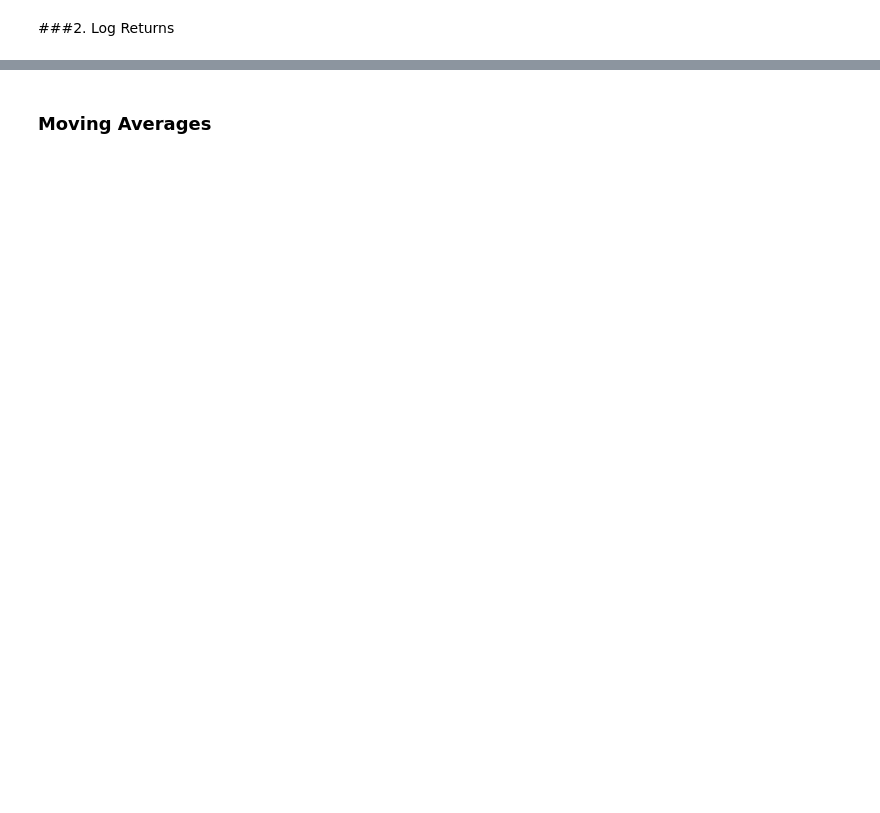
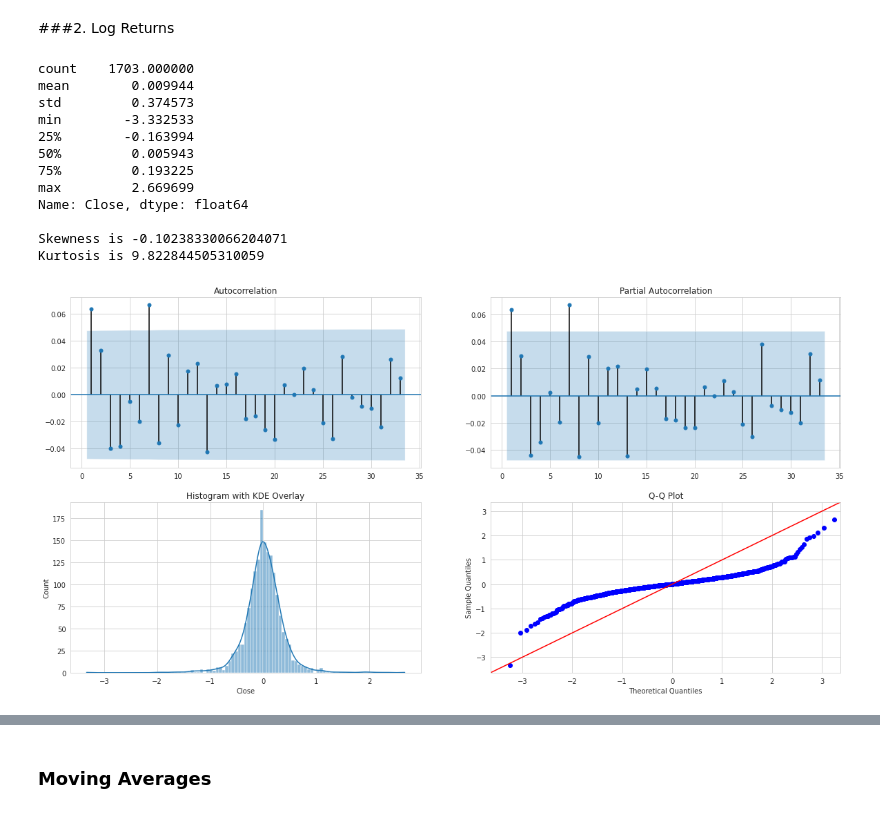
Before and after one commit to muchcreative/Single-Stock-EDA-Example, a Jupyter notebook: 1. Initial Data Transformations/Initial_Data_Transformations.ipynb, the cells around one changed output, grey strips where cells are left out. Drawn from its saved outputs; the diff is of its cells as text; code cells hidden in the pictures; blank space fills up the shorter version.

```diff
--- a/1. Initial Data Transformations/Initial_Data_Transformations.ipynb
+++ b/1. Initial Data Transformations/Initial_Data_Transformations.ipynb
@@ -170,33 +172,56 @@ Kurtosis is 9.946845054626465
 # %%
 # Two log transformations to check here, base e and base 10
 
-def transform_by_daily_percent_returns(historicals):
+def transform_by_log_returns(historicals, base=math.e):
   '''Transforms historical ohlcv to their daily change percents.
 
-  Daily percent changes are calculated by with the equation (P2/P1)*100.
+  Daily percent changes are calculated by with the equation log(P2/P1)*100.
   Where P2 is the OHLCV data for the current day and P1 is the OHLCV data
   for the previous day, see "_calculate_daily_returns(ohlcv)."
 
   Args:
     historicals: dict with tickers as keys and values
                  as pandas dataframes.
+    base: integer, {math.e, 10}. Defaults math.e.
 
   Returns:
     historicals_by_returns: dict with tickers as keys and values
                             as pandas dataframes.
+
+  Raises:
+    AssertionError: "Specified log base is not avaliable. Please choose one: {math.e, 10}."
   '''
 
-  historicals_by_returns = {}
+  assert base in [math.e, 10], "Specified log base is not avaliable. Please choose one: {math.e, 10}."
+
+  historicals_by_logs = {}
   for ticker, ohlcv in historicals.items():
-    historicals_by_returns[ticker] = _calculate_daily_returns(ohlcv)
-  return historicals_by_returns
+    historicals_by_logs[ticker] = _calculate_log_returns(ohlcv, base)
+  return historicals_by_logs
 
-def difference_by_log_returns(ticker_historical, base=10):
-  '''A'''
-  ticker_diff = (ticker_historical/ticker_historical.shift(1))
-  if base == 10:
-    ticker_diff = np.log10(ticker_diff)*100
+def _calculate_log_returns(ohlcv, base=10):
+  '''Calculates log returns for the given stock history.'''
+  log_returns = (ohlcv/ohlcv.shift(1))
+  if base == math.e:
+    log_returns = np.log(log_returns)*10
   else:
-    ticker_diff = np.log(ticker_diff)
-  ticker_diff = ticker_diff.dropna()
-  return ticker_diff
+    log_returns = np.log10(log_returns)*100
+  log_returns = log_returns.dropna()
+  return log_returns
+
+historicals_by_ln = transform_by_log_returns(historicals, base=math.e)
+plot_stationary_graphs(historicals_by_ln['ETSY']['Close'])
+# %% [output]
+count    1703.000000
+mean        0.009944
+std         0.374573
+min        -3.332533
+25%        -0.163994
+50%         0.005943
+75%         0.193225
+max         2.669699
+Name: Close, dtype: float64
+
+Skewness is -0.10238330066204071
+Kurtosis is 9.822844505310059
+[figure, added]
```
Also changed, not shown: parts of 13 cells of this notebook.
